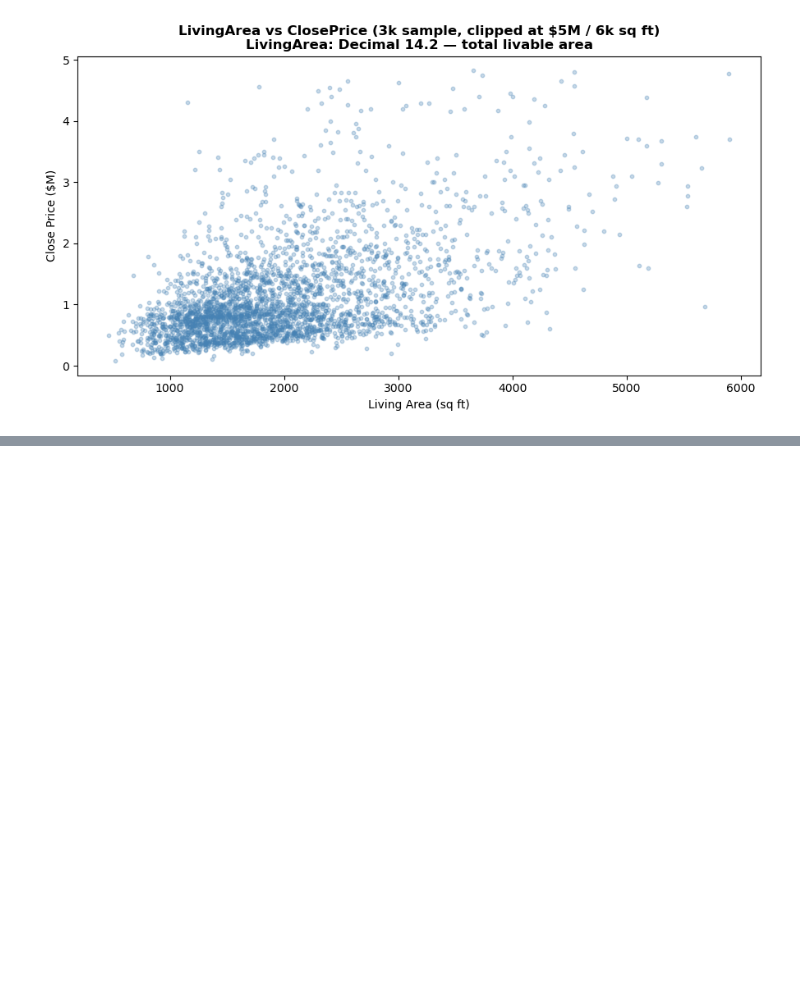
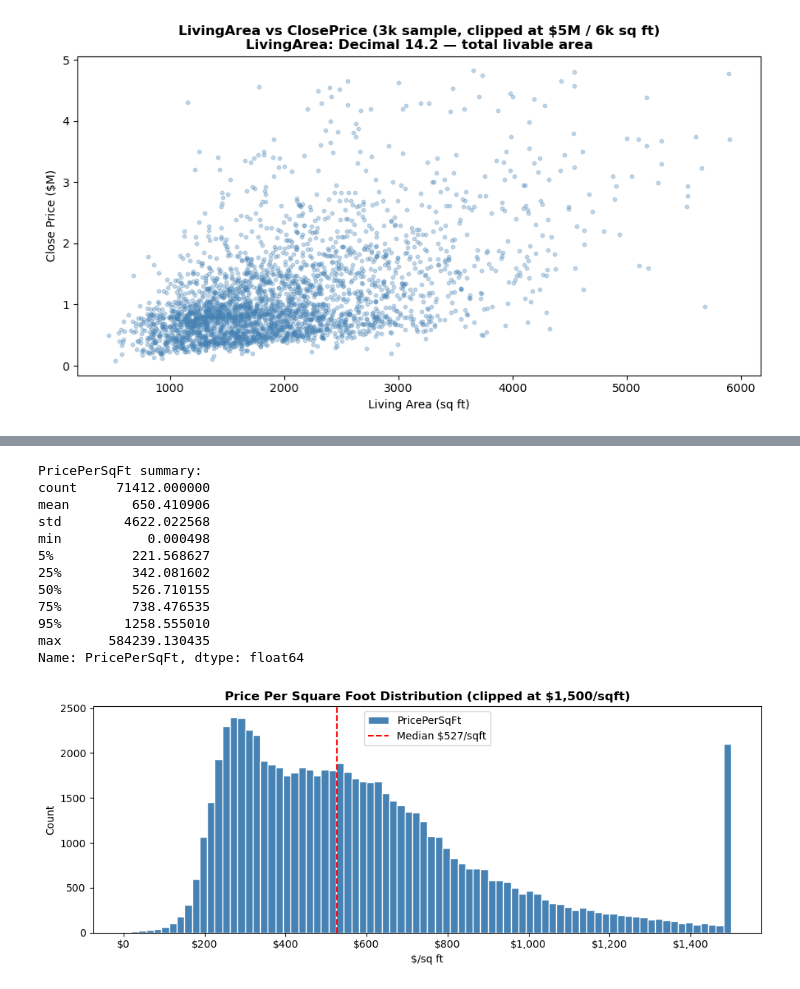
Before and after one commit to Anvith11/IDX-Exchange-SU26-Anvith, a Jupyter notebook: notebooks/01_exploration.ipynb, the cells around one changed output, grey strips where cells are left out. Drawn from its saved outputs; the diff is of its cells as text; code cells hidden in the pictures; blank space fills up the shorter version.

```diff
--- a/notebooks/01_exploration.ipynb
+++ b/notebooks/01_exploration.ipynb
@@ -1005,0 +1013,35 @@ plt.show()
+# %%
+# Engineer PricePerSqFt — exploratory only, NOT a model input
+# (would constitute target leakage if LivingArea is also a feature)
+df['PricePerSqFt'] = df['ClosePrice'] / df['LivingArea'].replace(0, np.nan)
+
+print('PricePerSqFt summary:')
+print(df['PricePerSqFt'].describe(percentiles=[.05, .25, .5, .75, .95]))
+
+fig, ax = plt.subplots(figsize=(10, 4))
+df['PricePerSqFt'].clip(upper=1500).plot(
+    kind='hist', bins=80, ax=ax, color='steelblue', edgecolor='white'
+)
+ax.axvline(df['PricePerSqFt'].median(), color='red', linestyle='--',
+           linewidth=1.5, label=f'Median ${df["PricePerSqFt"].median():,.0f}/sqft')
+ax.set_title('Price Per Square Foot Distribution (clipped at $1,500/sqft)', fontweight='bold')
+ax.set_xlabel('$/sq ft')
+ax.set_ylabel('Count')
+ax.xaxis.set_major_formatter(mtick.FuncFormatter(lambda x, _: f'${x:,.0f}'))
+ax.legend()
+plt.tight_layout()
+plt.show()
+# %% [output]
+PricePerSqFt summary:
+count     71412.000000
+mean        650.410906
+std        4622.022568
+min           0.000498
+5%          221.568627
+25%         342.081602
+50%         526.710155
+75%         738.476535
+95%        1258.555010
+max      584239.130435
+Name: PricePerSqFt, dtype: float64
+[figure, added]
```
Also changed, not shown: parts of 40 cells of this notebook, 1 other file.
